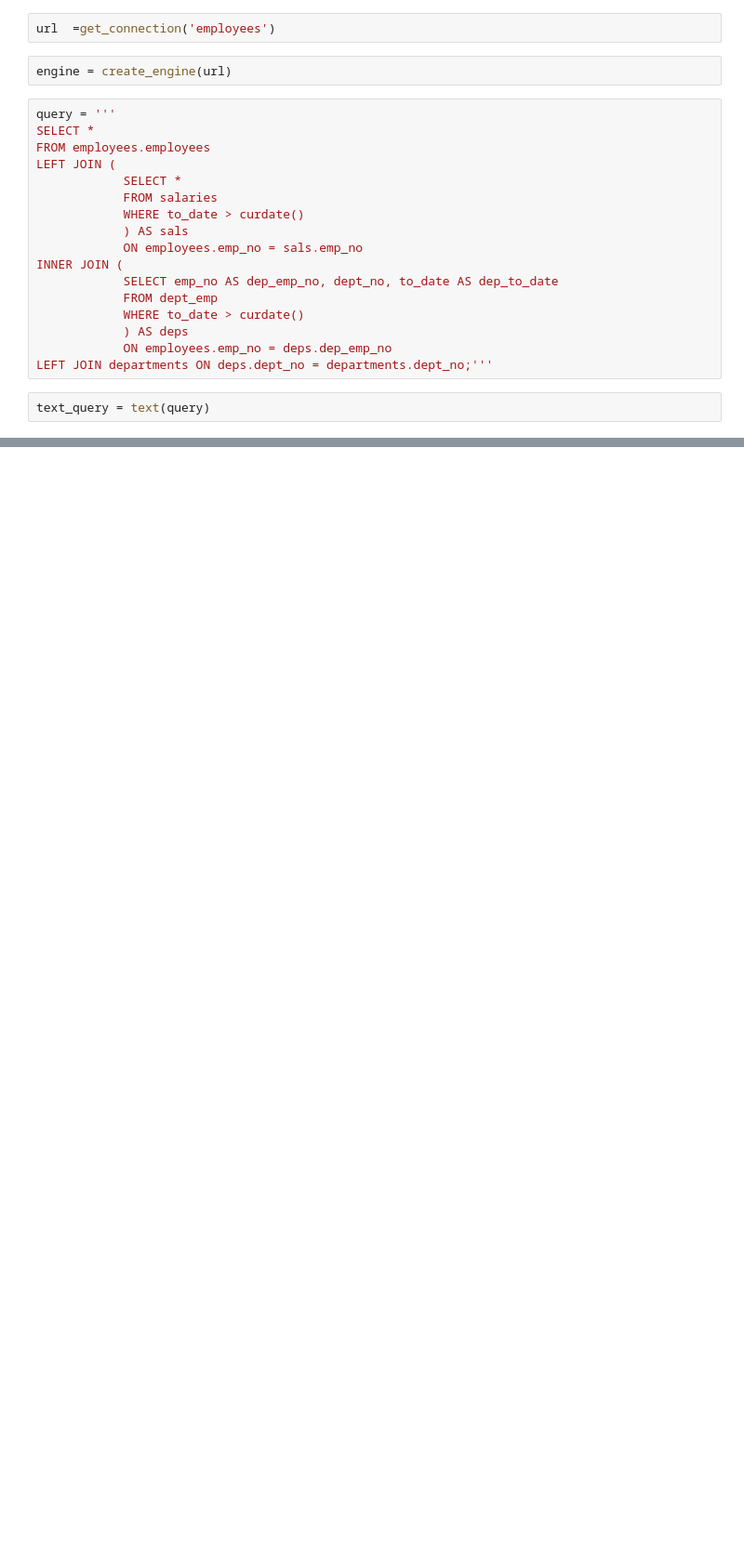
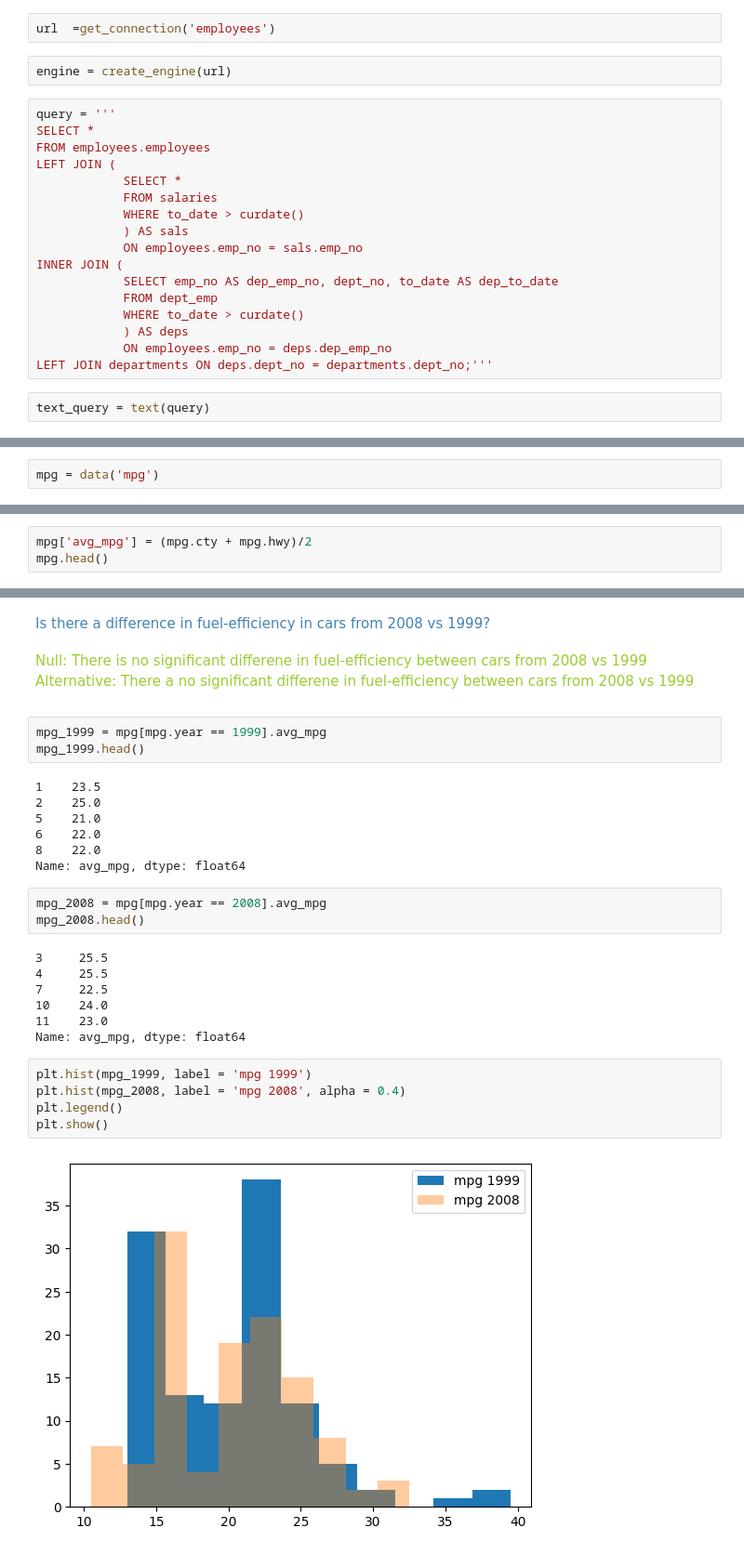
Before and after one commit to Jonathan-Garcia1/statistics-exercises, a Jupyter notebook: hypothesis_testing.ipynb, the cells around one changed output, grey strips where cells are left out. Shown: that part at 93% size. Drawn from its saved outputs; the diff is of its cells as text; blank space fills up the shorter version.

```diff
--- a/hypothesis_testing.ipynb
+++ b/hypothesis_testing.ipynb
@@ -538,0 +657,2 @@ css_styling()
+# %%
+mpg = data('mpg')
@@ -538,0 +666,3 @@ css_styling()
+# %%
+mpg['avg_mpg'] = (mpg.cty + mpg.hwy)/2
+mpg.head()
@@ -538,0 +676,36 @@ css_styling()
+# %% [markdown]
+
+<span style='color: SteelBlue;'>
+Is there a difference in fuel-efficiency in cars from 2008 vs 1999?
+# %% [markdown]
+<span style='color: Yellowgreen;'>
+Null: There is no significant differene in fuel-efficiency between cars from 2008 vs 1999
+
+Alternative: There a no significant differene in fuel-efficiency between cars from 2008 vs 1999
+# %%
+mpg_1999 = mpg[mpg.year == 1999].avg_mpg
+mpg_1999.head()
+# %% [output]
+1    23.5
+2    25.0
+5    21.0
+6    22.0
+8    22.0
+Name: avg_mpg, dtype: float64
+# %%
+mpg_2008 = mpg[mpg.year == 2008].avg_mpg
+mpg_2008.head()
+# %% [output]
+3     25.5
+4     25.5
+7     22.5
+10    24.0
+11    23.0
+Name: avg_mpg, dtype: float64
+# %%
+plt.hist(mpg_1999, label = 'mpg 1999')
+plt.hist(mpg_2008, label = 'mpg 2008', alpha = 0.4)
+plt.legend()
+plt.show()
+# %% [output]
+[figure, added]
```
Also changed, not shown: parts of 77 cells of this notebook, 1 other file.
